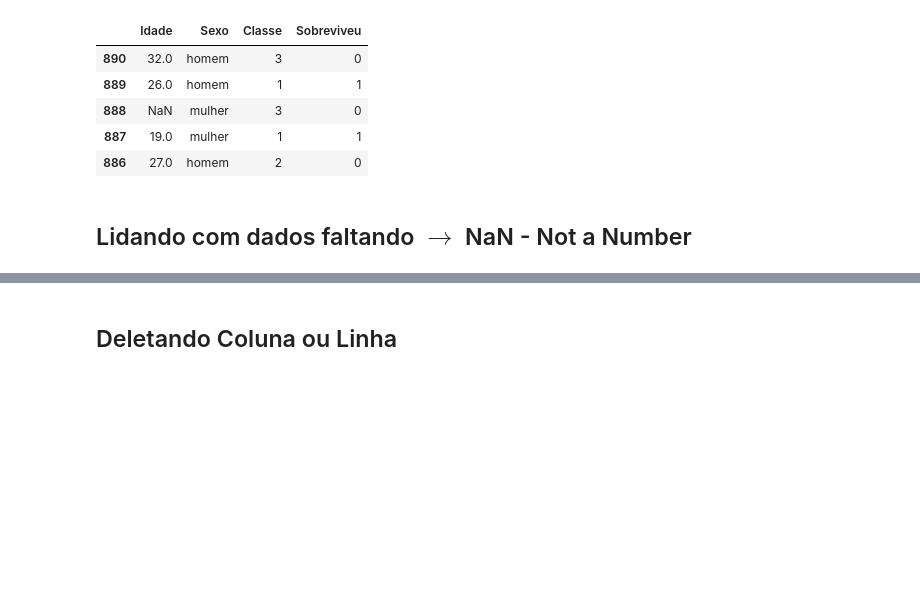
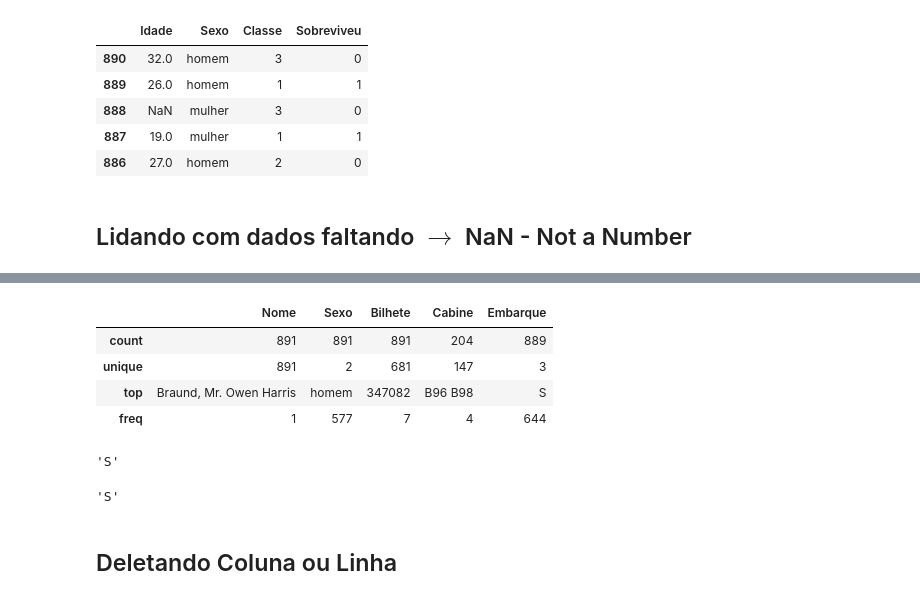
Before and after one commit to lucasabrantes1/studySpace, a Jupyter notebook: Udemy/DataScienceeMachineLearningcomEstatísticaePython/04 - Pandas/Pandas - Vazio.ipynb, the cells around one changed output, grey strips where cells are left out. Cells and saved outputs as stored; diff of their text form; code cells hidden in the pictures; blank space fills up the shorter version.

```diff
--- a/Udemy/DataScienceeMachineLearningcomEstatísticaePython/04 - Pandas/Pandas - Vazio.ipynb
+++ b/Udemy/DataScienceeMachineLearningcomEstatísticaePython/04 - Pandas/Pandas - Vazio.ipynb
@@ -466,0 +513,8 @@ data[['Idade','Sexo','Classe','Sobreviveu']].sort_index(ascending=False).head()
+# %%
+data.describe(include='O')
+# %% [output]
+|  | Nome | Sexo | Bilhete | Cabine | Embarque |
+| count | 891 | 891 | 891 | 204 | 889 |
+| unique | 891 | 2 | 681 | 147 | 3 |
+| top | Braund, Mr. Owen Harris | homem | 347082 | B96 B98 | S |
+| freq | 1 | 577 | 7 | 4 | 644 |
@@ -466,0 +525,4 @@ data[['Idade','Sexo','Classe','Sobreviveu']].sort_index(ascending=False).head()
+# %%
+data['Embarque'].at[61]
+# %% [output]
+'S'
@@ -467,3 +531,7 @@ data[['Idade','Sexo','Classe','Sobreviveu']].sort_index(ascending=False).head()
+# %%
+data['Embarque'].at[829]
+# %% [output]
+'S'
 # %% [markdown]
 ## Deletando Coluna ou Linha
 # %% [markdown]
```
Also changed, not shown: parts of 8 cells of this notebook.
